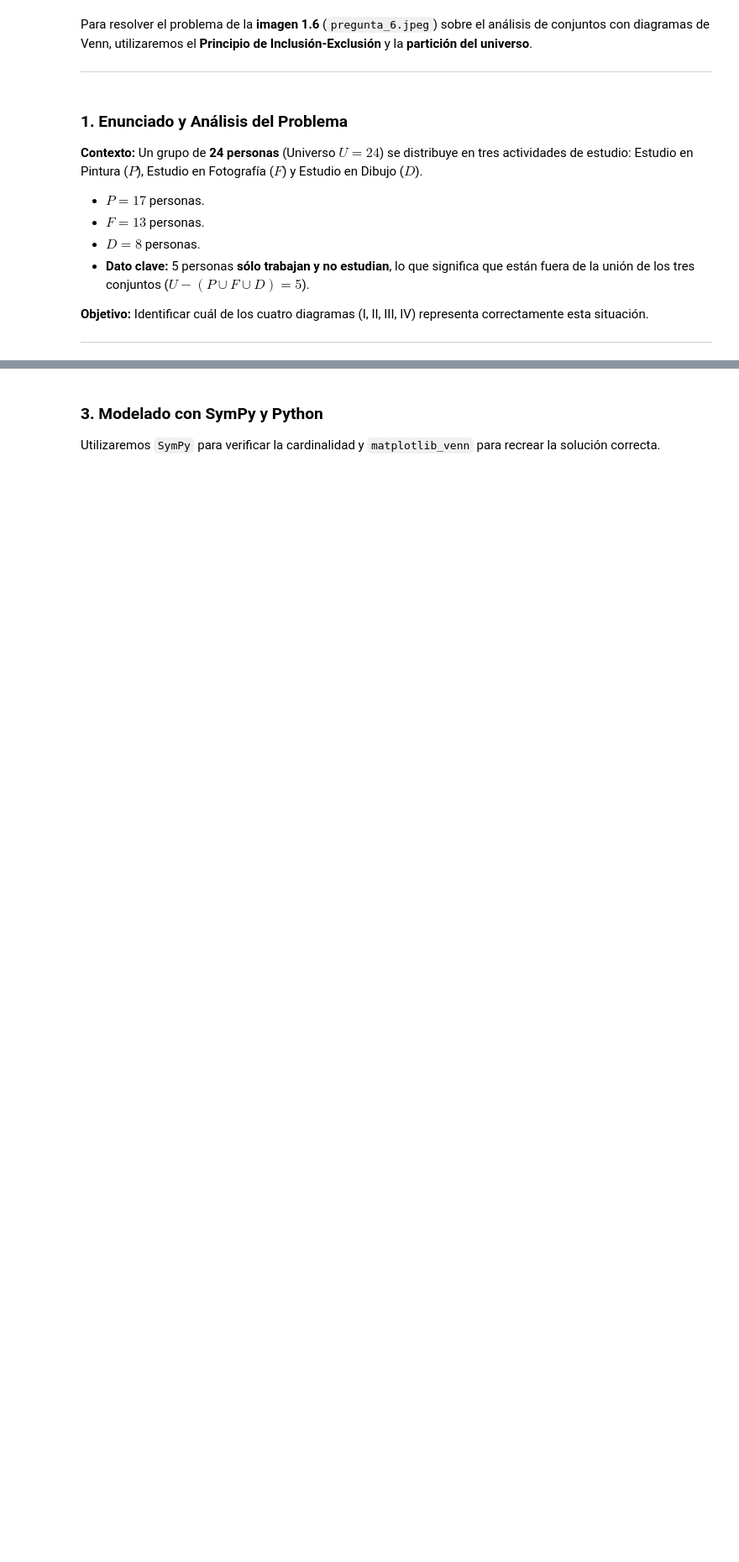
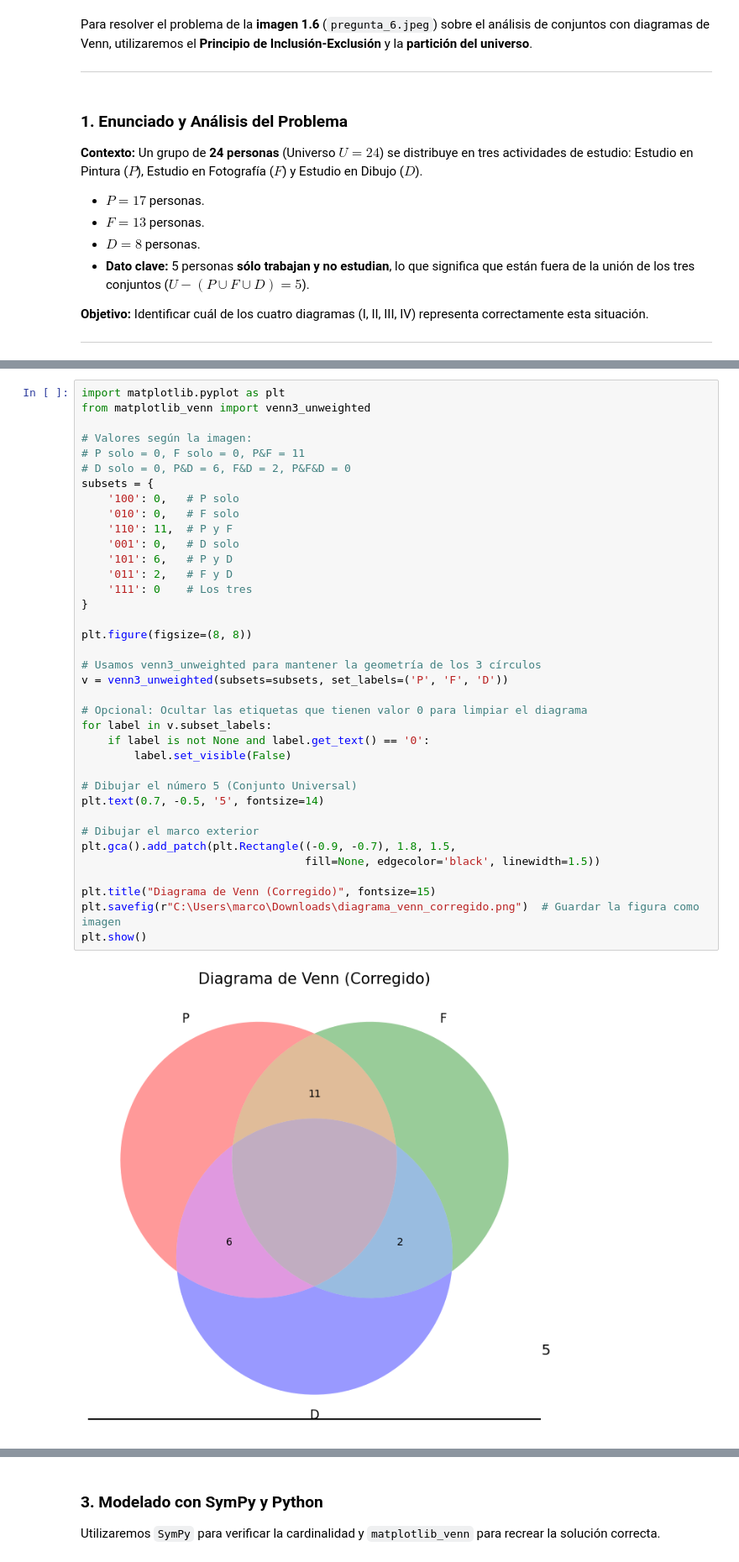
Before and after one commit to marco-canas/camino-udea, a Jupyter notebook: 3_lenguaje_proposicional/clase_01_diagnostico_y_analisis_del_lenguaje/clase1_lenguaje_proposicional.ipynb, the cells around one changed output, grey strips where cells are left out. Shown at 84% size. Cells and saved outputs as stored; diff of their text form; blank space fills up the shorter version.

```diff
--- a/3_lenguaje_proposicional/clase_01_diagnostico_y_analisis_del_lenguaje/clase1_lenguaje_proposicional.ipynb
+++ b/3_lenguaje_proposicional/clase_01_diagnostico_y_analisis_del_lenguaje/clase1_lenguaje_proposicional.ipynb
@@ -430,3 +432,42 @@ Para resolver el problema de la **imagen 1.6** (`pregunta_6.jpeg`) sobre el aná
+# %%
+import matplotlib.pyplot as plt
+from matplotlib_venn import venn3_unweighted
+
+# Valores según la imagen:
+# P solo = 0, F solo = 0, P&F = 11
+# D solo = 0, P&D = 6, F&D = 2, P&F&D = 0
+subsets = {
+    '100': 0,   # P solo
+    '010': 0,   # F solo
+    '110': 11,  # P y F
+    '001': 0,   # D solo
+    '101': 6,   # P y D
+    '011': 2,   # F y D
+    '111': 0    # Los tres
+}
+
+plt.figure(figsize=(8, 8))
+
+# Usamos venn3_unweighted para mantener la geometría de los 3 círculos
+v = venn3_unweighted(subsets=subsets, set_labels=('P', 'F', 'D'))
+
+# Opcional: Ocultar las etiquetas que tienen valor 0 para limpiar el diagrama
+for label in v.subset_labels:
+    if label is not None and label.get_text() == '0':
+        label.set_visible(False)
+
+# Dibujar el número 5 (Conjunto Universal)
+plt.text(0.7, -0.5, '5', fontsize=14)
+
+# Dibujar el marco exterior
+plt.gca().add_patch(plt.Rectangle((-0.9, -0.7), 1.8, 1.5,
+                                  fill=None, edgecolor='black', linewidth=1.5))
+
+plt.title("Diagrama de Venn (Corregido)", fontsize=15)
+plt.savefig(r"C:\Users\marco\Downloads\diagrama_venn_corregido.png")  # Guardar la figura como imagen
+plt.show()
+# %% [output]
+[figure, added]
 # %%
 import matplotlib.pyplot as plt
 from matplotlib_venn import venn3
```
Also changed, not shown: parts of 7 cells of this notebook, 2 other files.
